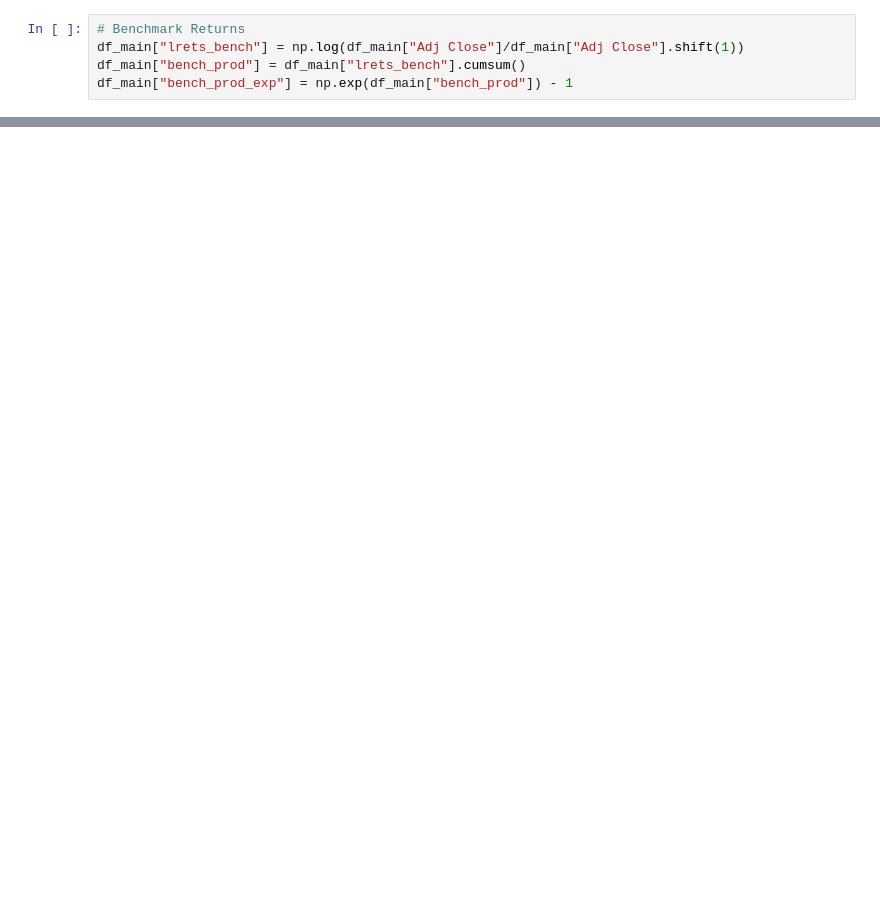
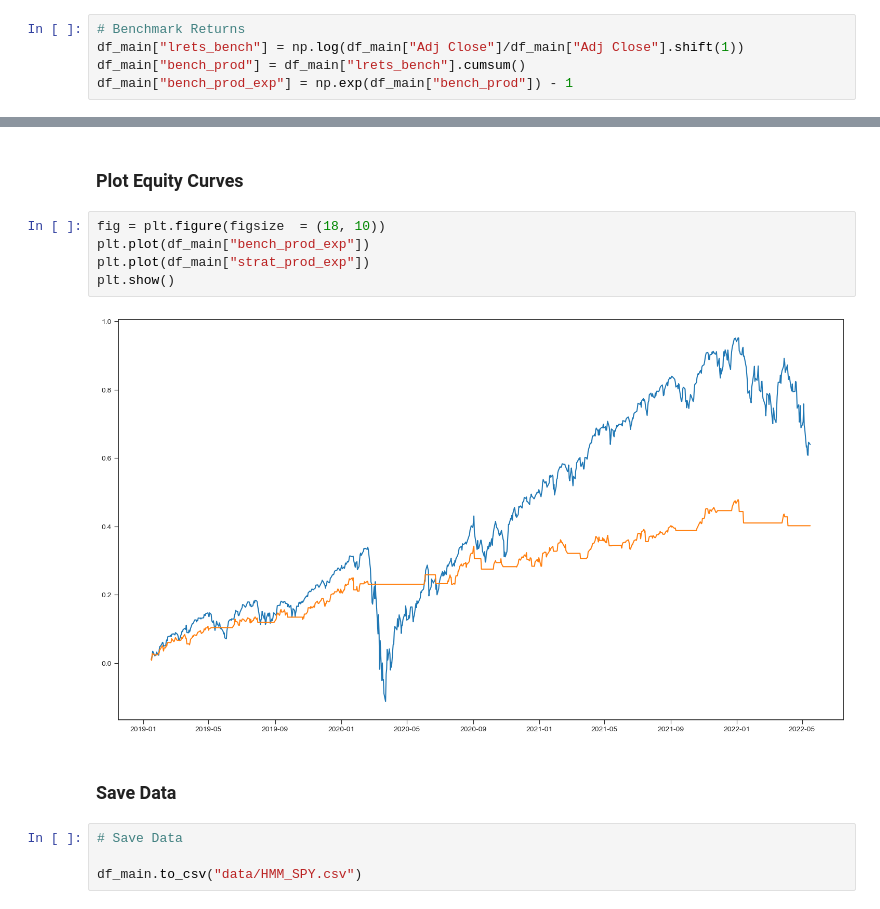
Before and after one commit to 2Rings/Quant_Strategies, a Jupyter notebook: MLTrading/UnsupervisedLearning/HHMinPractice.ipynb, the cells around one changed output, grey strips where cells are left out. Drawn from its saved outputs; the diff is of its cells as text; blank space fills up the shorter version.

```diff
--- a/MLTrading/UnsupervisedLearning/HHMinPractice.ipynb
+++ b/MLTrading/UnsupervisedLearning/HHMinPractice.ipynb
@@ -113,0 +144,15 @@ df_main.tail()
+# %% [markdown]
+### Plot Equity Curves
+# %%
+fig = plt.figure(figsize  = (18, 10))
+plt.plot(df_main["bench_prod_exp"])
+plt.plot(df_main["strat_prod_exp"])
+plt.show()
+# %% [output]
+[figure, added]
+# %% [markdown]
+### Save Data
+# %%
+# Save Data
+
+df_main.to_csv("data/HMM_SPY.csv")
```
Also changed, not shown: parts of 10 cells of this notebook, 1 other file.
